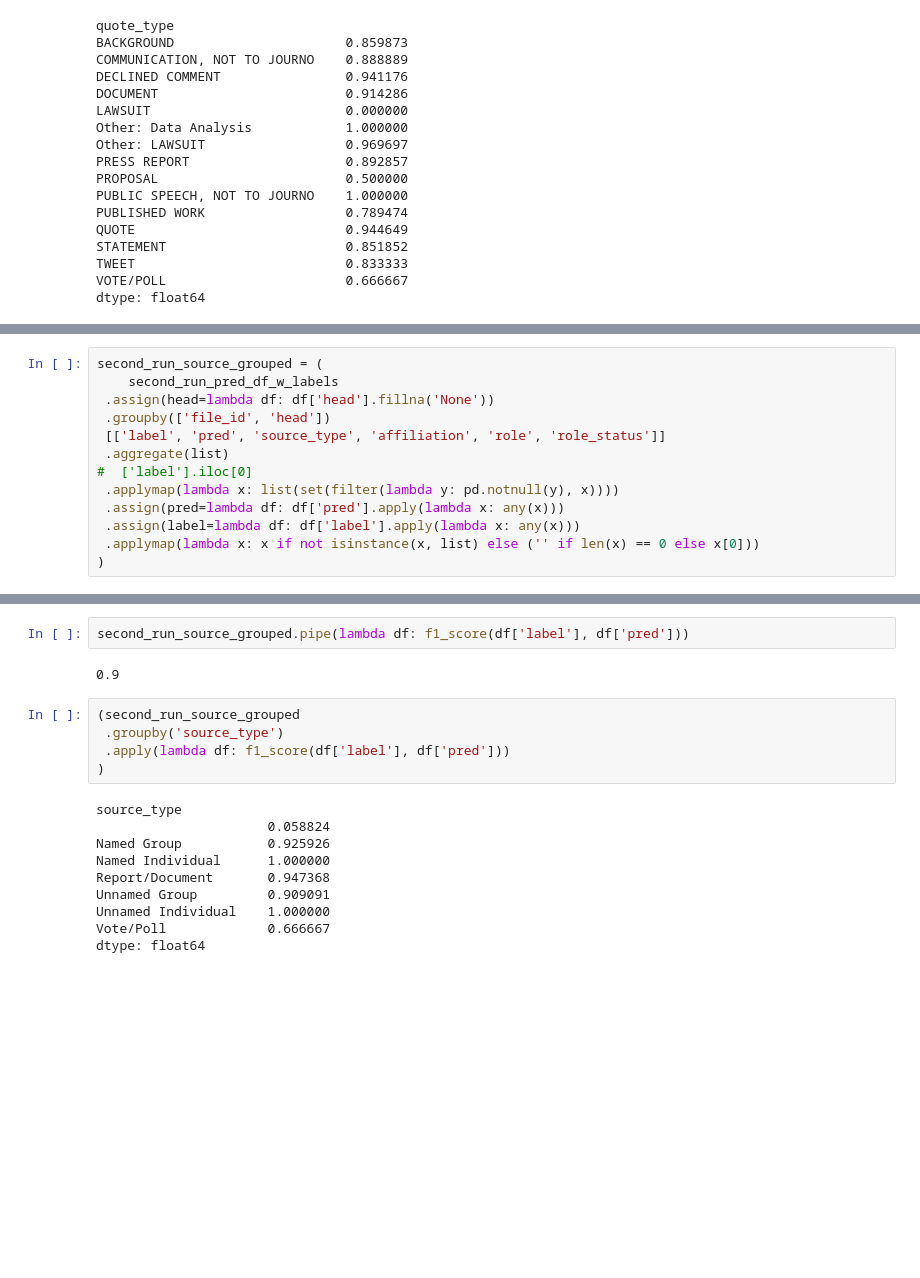
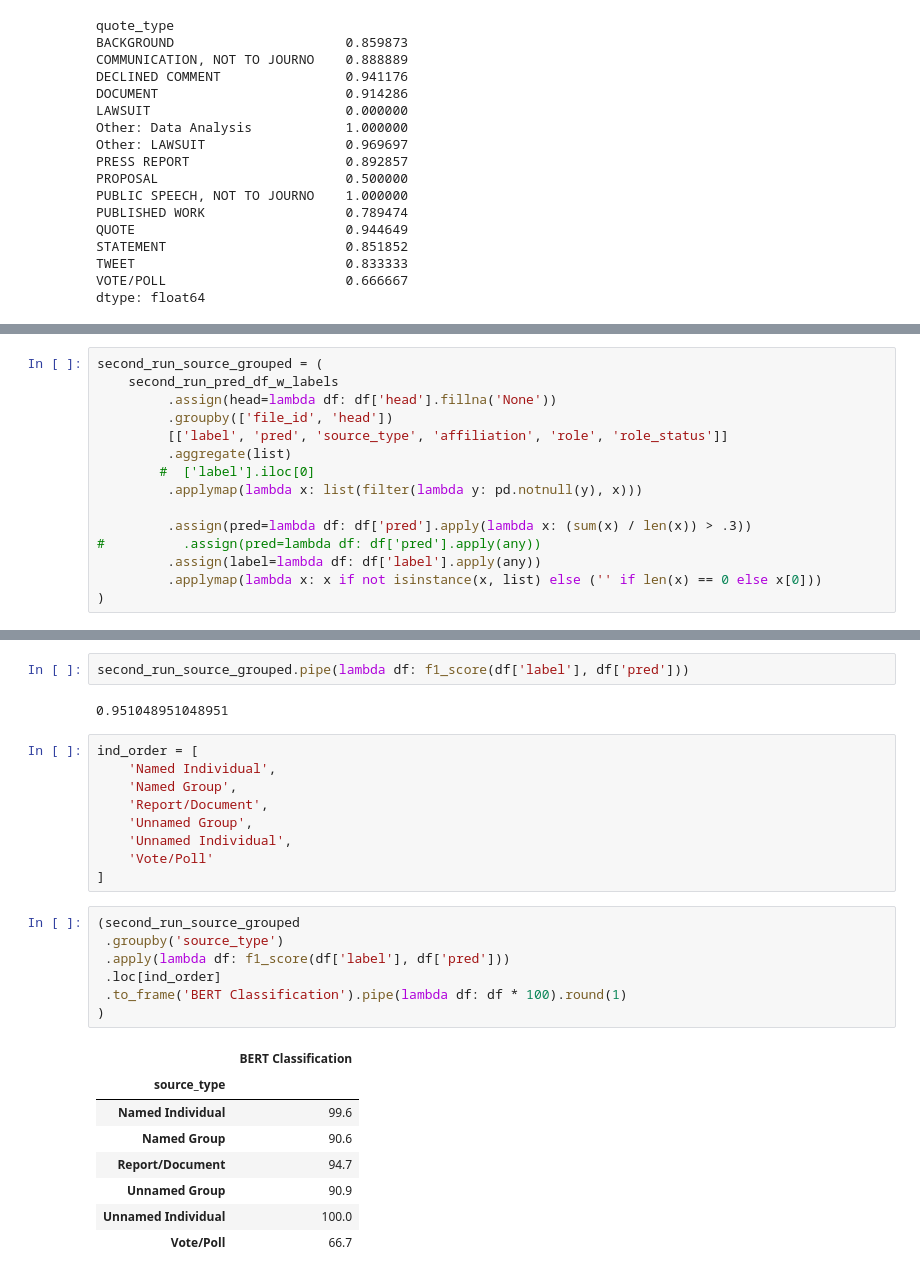
Before and after one commit to alex2awesome/source-exploration, a Jupyter notebook: notebooks/2022-06-22__stage-one-results.ipynb, the cells around one changed output, grey strips where cells are left out. Saved outputs shown, nothing was run; the diff lists cells and outputs as text; blank space fills up the shorter version.

```diff
--- a/notebooks/2022-06-22__stage-one-results.ipynb
+++ b/notebooks/2022-06-22__stage-one-results.ipynb
@@ -129,13 +134,15 @@ dtype: float64
 # %%
 second_run_source_grouped = (
     second_run_pred_df_w_labels
- .assign(head=lambda df: df['head'].fillna('None'))
- .groupby(['file_id', 'head'])
- [['label', 'pred', 'source_type', 'affiliation', 'role', 'role_status']]
- .aggregate(list)
-#  ['label'].iloc[0]
- .applymap(lambda x: list(set(filter(lambda y: pd.notnull(y), x))))
- .assign(pred=lambda df: df['pred'].apply(lambda x: any(x)))
- .assign(label=lambda df: df['label'].apply(lambda x: any(x)))
- .applymap(lambda x: x if not isinstance(x, list) else ('' if len(x) == 0 else x[0]))
+         .assign(head=lambda df: df['head'].fillna('None'))
+         .groupby(['file_id', 'head'])
+         [['label', 'pred', 'source_type', 'affiliation', 'role', 'role_status']]
+         .aggregate(list)
+        #  ['label'].iloc[0]
+         .applymap(lambda x: list(filter(lambda y: pd.notnull(y), x)))
+
+         .assign(pred=lambda df: df['pred'].apply(lambda x: (sum(x) / len(x)) > .3))
+#          .assign(pred=lambda df: df['pred'].apply(any))
+         .assign(label=lambda df: df['label'].apply(any))
+         .applymap(lambda x: x if not isinstance(x, list) else ('' if len(x) == 0 else x[0]))
 )
@@ -142,19 +156,29 @@ second_run_source_grouped = (
 # %%
 second_run_source_grouped.pipe(lambda df: f1_score(df['label'], df['pred']))
 # %% [output]
-0.9
+0.951048951048951
+# %%
+ind_order = [
+    'Named Individual',
+    'Named Group',
+    'Report/Document',
+    'Unnamed Group',
+    'Unnamed Individual',
+    'Vote/Poll'
+]
 # %%
 (second_run_source_grouped
  .groupby('source_type')
  .apply(lambda df: f1_score(df['label'], df['pred']))
+ .loc[ind_order]
+ .to_frame('BERT Classification').pipe(lambda df: df * 100).round(1)
 )
 # %% [output]
-source_type
-                      0.058824
-Named Group           0.925926
-Named Individual      1.000000
-Report/Document       0.947368
-Unnamed Group         0.909091
-Unnamed Individual    1.000000
-Vote/Poll             0.666667
-dtype: float64
+|  | BERT Classification |
+| source_type |  |
+| Named Individual | 99.6 |
+| Named Group | 90.6 |
+| Report/Document | 94.7 |
+| Unnamed Group | 90.9 |
+| Unnamed Individual | 100.0 |
+| Vote/Poll | 66.7 |
```
Also changed, not shown: parts of 41 cells of this notebook, 42 other files.
